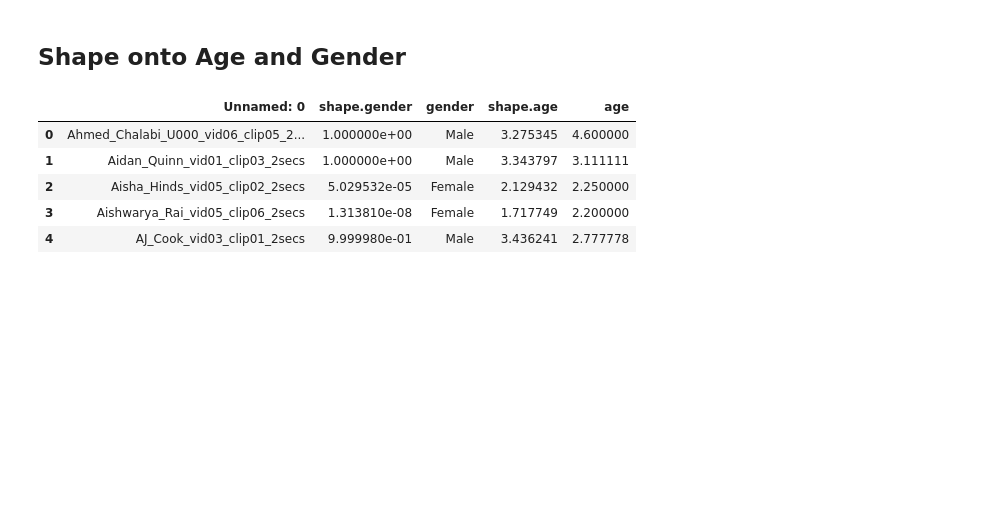
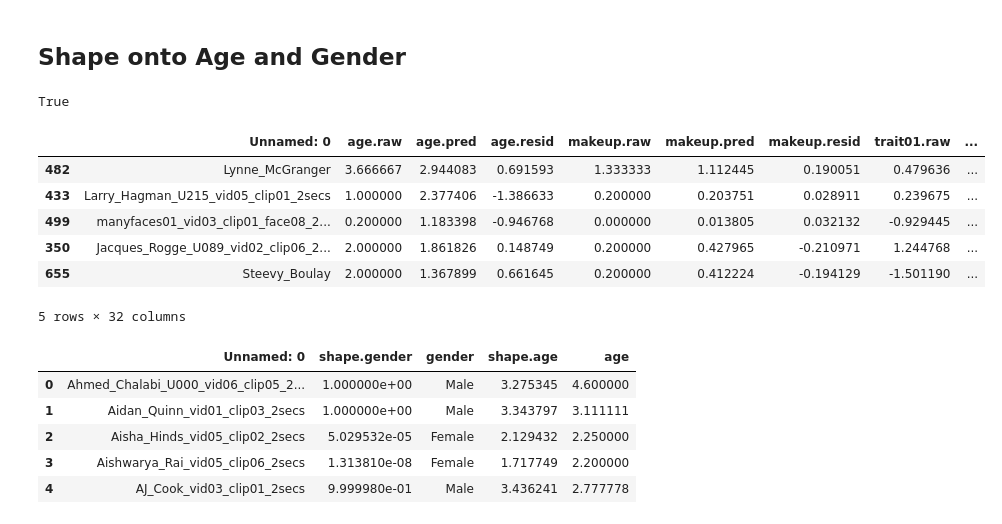
Before and after one commit to HumanNeuroscienceLab/face_fam, a Jupyter notebook: 300_task_activity/150_face_basics_unfam/00_setup_timing_all.ipynb, the cells around one changed output. Cells and saved outputs as stored; diff of their text form; code cells hidden in the pictures; blank space fills up the shorter version.

```diff
--- a/300_task_activity/150_face_basics_unfam/00_setup_timing_all.ipynb
+++ b/300_task_activity/150_face_basics_unfam/00_setup_timing_all.ipynb
@@ -91,3 +23,34 @@ def load_traitfas_givenshapes(timing):
+# %%
+# We also remove the effect of gender from makeup
+def load_dat(timing, to_center=True):
+    df = pd.read_csv("../../120_features/demo+traits_raw+pred+resids.csv")
+    feat_vnames = df.ix[:,0]
+
+    # We want to reorder the dataframe above based on the timing info
+    inds   = [ (x == feat_vnames).nonzero()[0][0] for x in timing.video ]
+    #print( np.all(feat_vnames[inds] == timing.video) )
+
+    # Extract
+    df_cols = df.columns[1:]
+    df_dat  = df.ix[inds,1:]
+
+    # Remove effect of gender from makeup
+    resids = r.lm('makeup_raw ~ gender_raw', data=df_dat).rx2('residuals')
+    df_dat.makeup_raw = resids
+    resids = r.lm('makeup_pred ~ gender_pred', data=df_dat).rx2('residuals')
+    df_dat.makeup_pred = resids
+    resids = r.lm('makeup_resid ~ gender_resid', data=df_dat).rx2('residuals')
+    df_dat.makeup_resid = resids
+
+    # Make matrix
+    df_dat = df_dat.as_matrix()
+
+    # Center the none binary values
+    cinds = np.array([ x in ['glasses_resid', 'glasses_probs', 'glasses_residprobs', 'gender_resid', 'gender_probs', 'gender_residprobs'] for x in df_cols ])
+    cinds = range(0,21) + cinds.nonzero()[0].tolist()
+    df_dat[:,cinds] = scale(df_dat[:,cinds], with_mean=True, with_std=False)
+
+    return (df_cols, df_dat)
 # %%
 def face_activity(runs, onsets):
     uruns = np.unique(runs)
@@ -132,7 +95,7 @@ def motion_covars(subj):
     funcdir = "/data1/famface01/analysis/preprocessed/%s/func" % subj
     df_paths = pd.read_table("%s/df_paths.txt" % funcdir, sep=" ")
 
-    inds = df_paths.inindex[df_paths.name == 'fam_vids']
+    inds = df_paths.inindex[df_paths.name == 'unfam_vids']
     motion_fpaths = [ "%s/mc/func_run%02i_dfile.1D" % (funcdir, ind) for ind in inds ]
 
     from sklearn.preprocessing import scale
@@ -691,6 +648,26 @@ traits_pca.shape
 (1728, 10)
 # %% [markdown]
 ## Shape onto Age and Gender
+# %%
+df = pd.read_csv("../../120_features/demo+traits_raw+pred+resids.csv")
+feat_vnames = df.ix[:,0]
+
+# We want to reorder the dataframe above based on the timing info
+timing = pandas2ri.ri2py(r.dat.rx2('basics').rx2('timing'))
+inds   = [ (x == feat_vnames).nonzero()[0][0] for x in timing.video ]
+
+print( np.all(feat_vnames[inds] == timing.video) )
+
+df.ix[inds,:].head()
+# %% [output]
+True
+|  | Unnamed: 0 | age.raw | age.pred | age.resid | makeup.raw | makeup.pred | makeup.resid | trait01.raw | ... |
+| 482 | Lynne_McGranger | 3.666667 | 2.944083 | 0.691593 | 1.333333 | 1.112445 | 0.190051 | 0.479636 | ... |
+| 433 | Larry_Hagman_U215_vid05_clip01_2secs | 1.000000 | 2.377406 | -1.386633 | 0.200000 | 0.203751 | 0.028911 | 0.239675 | ... |
+| 499 | manyfaces01_vid03_clip01_face08_2... | 0.200000 | 1.183398 | -0.946768 | 0.000000 | 0.013805 | 0.032132 | -0.929445 | ... |
+| 350 | Jacques_Rogge_U089_vid02_clip06_2... | 2.000000 | 1.861826 | 0.148749 | 0.200000 | 0.427965 | -0.210971 | 1.244768 | ... |
+| 655 | Steevy_Boulay | 2.000000 | 1.367899 | 0.661645 | 0.200000 | 0.412224 | -0.194129 | -1.501190 | ... |
+5 rows × 32 columns
 # %%
 df2 = pd.read_csv("z_demos_givenshape.csv")
 feat_vnames = df2.ix[:,0]
```
Also changed, not shown: parts of 5 cells of this notebook, 41 other files.
